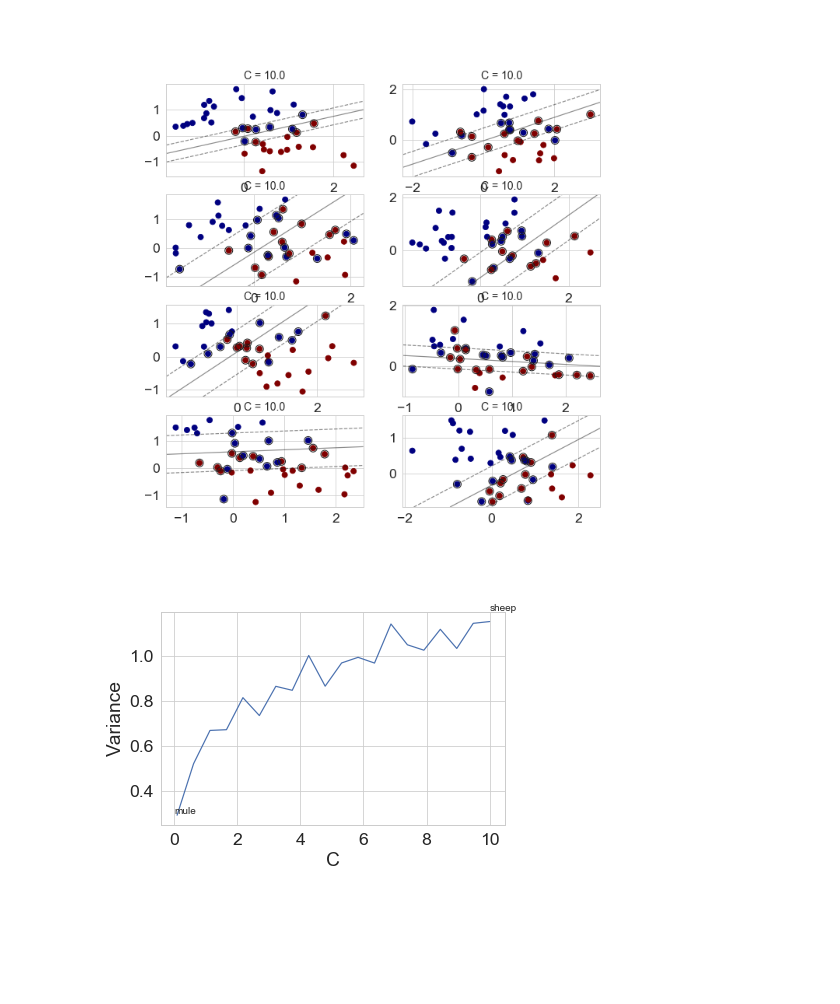
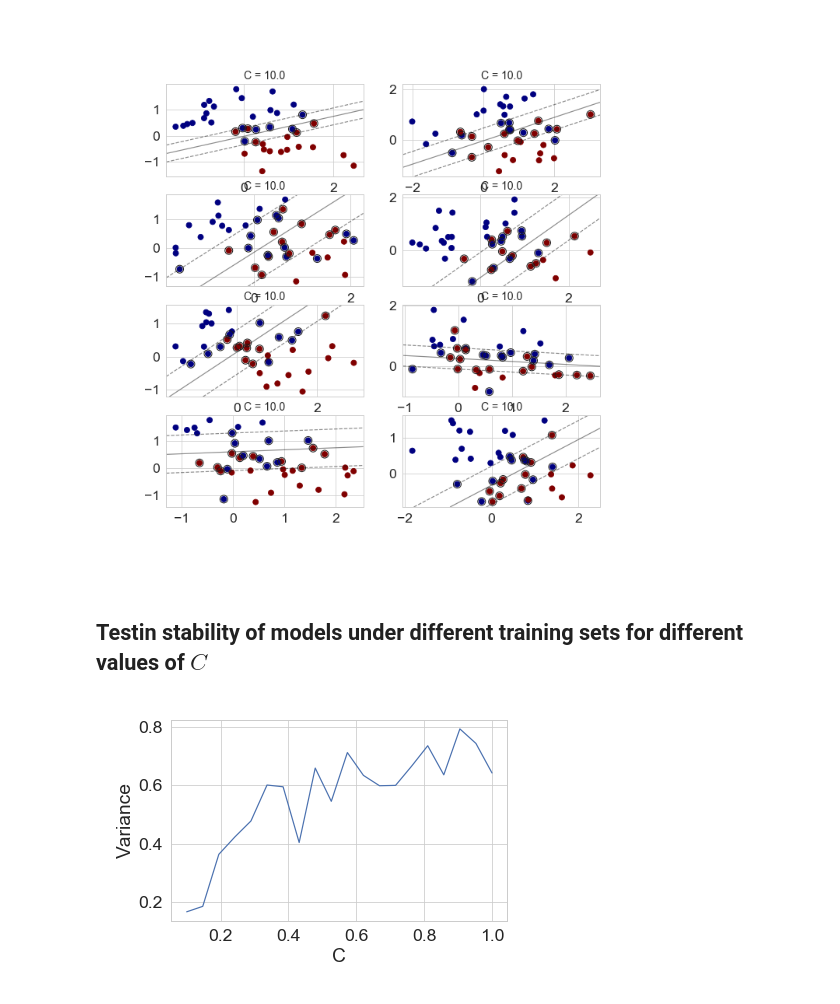
Before and after one commit to ubdsgroup/mlcourse-ub-notebooks, a Jupyter notebook: notebooks/SupportVectorMachines.ipynb, the cells around one changed output. Cells and saved outputs as stored; diff of their text form; code cells hidden in the pictures; blank space fills up the shorter version.

```diff
--- a/notebooks/SupportVectorMachines.ipynb
+++ b/notebooks/SupportVectorMachines.ipynb
@@ -300,24 +301,31 @@ for i in range(4):
         axi.set_title('C = {0:.1f}'.format(C), size=14)
 # %% [output]
 [figure]
+# %% [markdown]
+## Testin stability of models under different training sets for different values of $C$
 # %%
 var = []
-for C in np.linspace(0.1,10,20):
+accs = []
+for C in np.linspace(0.1,1,20):
     coefs = []
+    tr_ac = []
     for i in range(100):
         sampleinds = np.random.permutation(X.shape[0])[0:40]
         Xtrain,ytrain = X[sampleinds,:],y[sampleinds]
 
         clf = svm.SVC(kernel='linear', C=C)
         clf.fit(Xtrain, ytrain)
+        ypred = clf.predict(Xtrain)
+        tr_ac.append(accuracy_score(ytrain,ypred))
         coefs.append(np.array([clf.coef_[0,0],clf.coef_[0,1]]))
     var.append(np.sum(np.std(np.array(coefs),axis=0)))
+    accs.append(np.mean(tr_ac))
 # %%
-plt.plot(np.linspace(0.1,10,20),var)
-plt.text(0,0.3,'mule')
-plt.text(10,1.2,'sheep')
+plt.plot(np.linspace(0.1,1,20),var)
+#plt.text(0,0.3,'mule')
+#plt.text(10,1.2,'sheep')
 plt.ylabel('Variance')
 plt.xlabel('C')
 plt.tight_layout()
 # %% [output]
-[figure, old version]
+[figure, new version]
```
Also changed, not shown: parts of 6 cells of this notebook, 1 other file.
